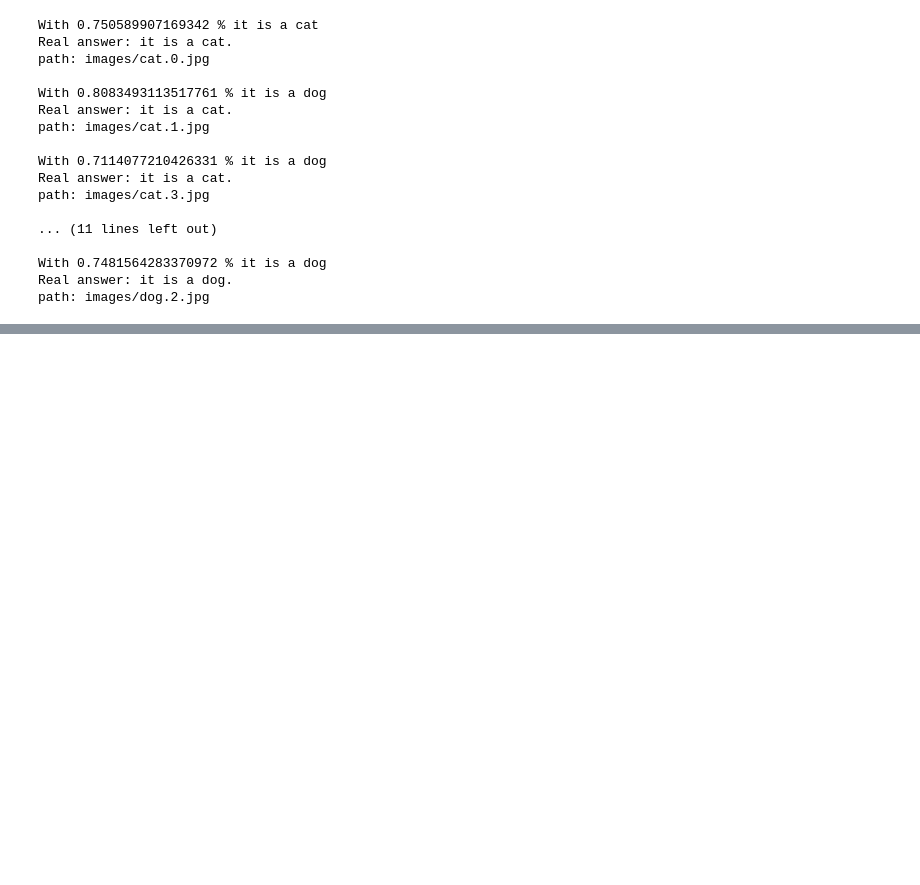
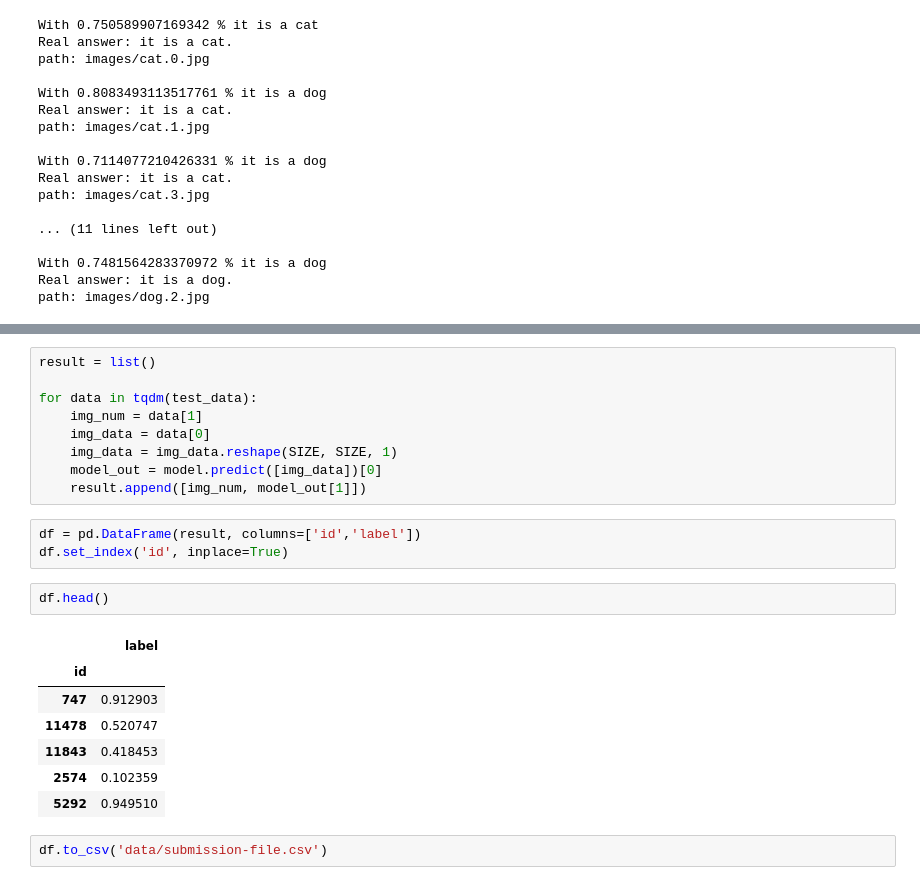
Before and after one commit to tamkovich/VK-and-Telegram-dogsvscats-BOT, a Jupyter notebook: dogsvscats.ipynb, the cells around one changed output, grey strips where cells are left out. Drawn from its saved outputs; the diff is of its cells as text; blank space fills up the shorter version.

```diff
--- a/dogsvscats.ipynb
+++ b/dogsvscats.ipynb
@@ -159,0 +198,24 @@ path: images/dog.2.jpg
+# %%
+result = list()
+
+for data in tqdm(test_data):
+    img_num = data[1]
+    img_data = data[0]
+    img_data = img_data.reshape(SIZE, SIZE, 1)
+    model_out = model.predict([img_data])[0]
+    result.append([img_num, model_out[1]])
+# %%
+df = pd.DataFrame(result, columns=['id','label'])
+df.set_index('id', inplace=True)
+# %%
+df.head()
+# %% [output]
+|  | label |
+| id |  |
+| 747 | 0.912903 |
+| 11478 | 0.520747 |
+| 11843 | 0.418453 |
+| 2574 | 0.102359 |
+| 5292 | 0.949510 |
+# %%
+df.to_csv('data/submission-file.csv')
```
Also changed, not shown: parts of 3 cells of this notebook.
